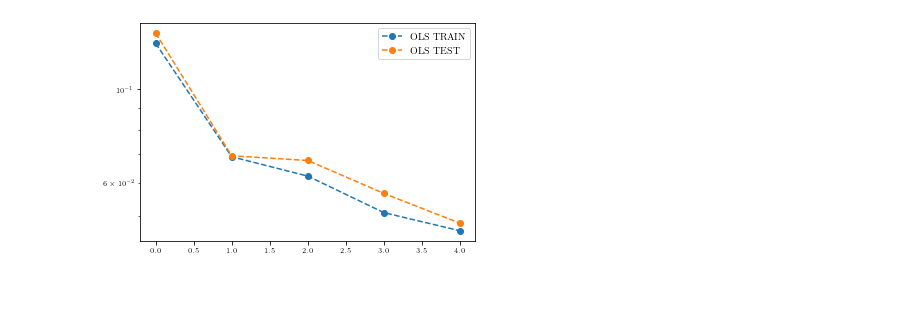
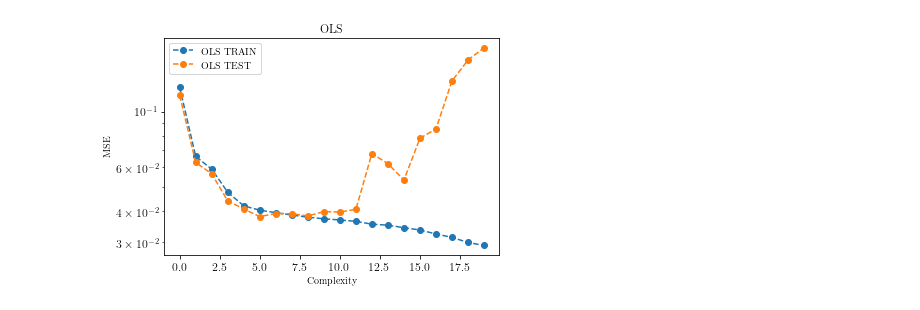
Before and after one commit to nicholaskarlsen/FYS-STK4155, a Jupyter notebook: project_1/notebooks/FrankeAnalysis.ipynb, the cells around one changed output. Drawn from its saved outputs; the diff is of its cells as text; code cells hidden in the pictures.

Commit message:
Generated some plots (See notebooks/FrankeAnalysis).

```diff
--- a/project_1/notebooks/FrankeAnalysis.ipynb
+++ b/project_1/notebooks/FrankeAnalysis.ipynb
@@ -26,8 +0,0 @@ z_noisy = z + noise_scale*np.random.normal(0,1,len(z))
-# %%
-# Define some useful variables
-max_degree = 20
-n_lambdas = 30
-n_bootstraps = 50
-k_folds = 5
-lambdas = np.logspace(-3,0,n_lambdas)
-subset_lambdas = lambdas[::5]
@@ -35,0 +1,10 @@ subset_lambdas = lambdas[::5]
+# %%
+import sys
+sys.path.insert(0,"../src/")
+
+import numpy as np
+import matplotlib.pyplot as plt
+
+# For pleasant viewing in the notebook
+plt.rc('xtick', labelsize='large')
+plt.rc('ytick', labelsize='large')
@@ -37,10 +17,12 @@ subset_lambdas = lambdas[::5]
 #from franke_analysis import *
 # %%
 degrees = np.arange(max_degree)
-
-plt.semilogy(degrees[0:5], mse_ols_train[0:5], "o--", label = "OLS TRAIN")
-plt.semilogy(degrees[0:5], mse_ols_test[0:5], "o--", label = "OLS TEST")
+plt.semilogy(degrees, mse_ols_train, "o--", label = "OLS TRAIN")
+plt.semilogy(degrees, mse_ols_test, "o--", label = "OLS TEST")
+plt.title("OLS")
+plt.xlabel("Complexity")
+plt.ylabel("MSE")
 plt.legend()
 plt.show()
 # %% [output]
-[figure, old version]
+[figure, new version]
```
Also changed, not shown: parts of 10 cells of this notebook.
